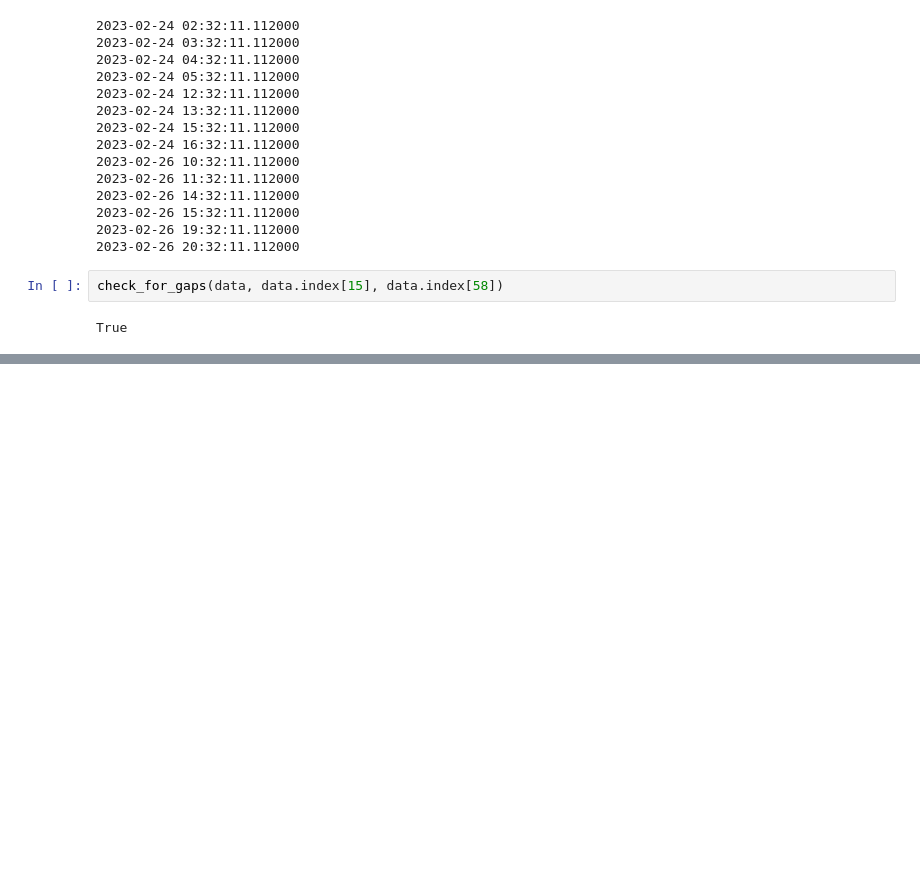
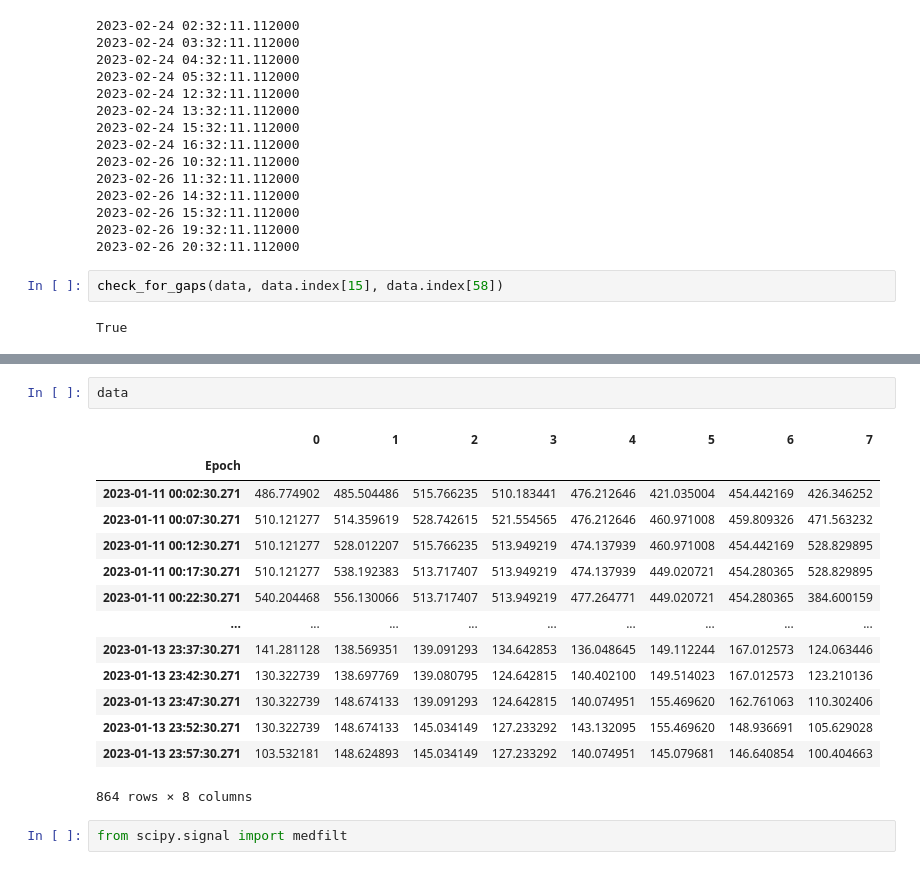
Before and after one commit to ojsant/gradu, a Jupyter notebook: finding_events.ipynb, the cells around one changed output, grey strips where cells are left out. Drawn from its saved outputs; the diff is of its cells as text; blank space fills up the shorter version.

```diff
--- a/finding_events.ipynb
+++ b/finding_events.ipynb
@@ -271,0 +538,19 @@ True
+# %%
+data
+# %% [output]
+|  | 0 | 1 | 2 | 3 | 4 | 5 | 6 | 7 |
+| Epoch |  |  |  |  |  |  |  |  |
+| 2023-01-11 00:02:30.271 | 486.774902 | 485.504486 | 515.766235 | 510.183441 | 476.212646 | 421.035004 | 454.442169 | 426.346252 |
+| 2023-01-11 00:07:30.271 | 510.121277 | 514.359619 | 528.742615 | 521.554565 | 476.212646 | 460.971008 | 459.809326 | 471.563232 |
+| 2023-01-11 00:12:30.271 | 510.121277 | 528.012207 | 515.766235 | 513.949219 | 474.137939 | 460.971008 | 454.442169 | 528.829895 |
+| 2023-01-11 00:17:30.271 | 510.121277 | 538.192383 | 513.717407 | 513.949219 | 474.137939 | 449.020721 | 454.280365 | 528.829895 |
+| 2023-01-11 00:22:30.271 | 540.204468 | 556.130066 | 513.717407 | 513.949219 | 477.264771 | 449.020721 | 454.280365 | 384.600159 |
+| ... | ... | ... | ... | ... | ... | ... | ... | ... |
+| 2023-01-13 23:37:30.271 | 141.281128 | 138.569351 | 139.091293 | 134.642853 | 136.048645 | 149.112244 | 167.012573 | 124.063446 |
+| 2023-01-13 23:42:30.271 | 130.322739 | 138.697769 | 139.080795 | 124.642815 | 140.402100 | 149.514023 | 167.012573 | 123.210136 |
+| 2023-01-13 23:47:30.271 | 130.322739 | 148.674133 | 139.091293 | 124.642815 | 140.074951 | 155.469620 | 162.761063 | 110.302406 |
+| 2023-01-13 23:52:30.271 | 130.322739 | 148.674133 | 145.034149 | 127.233292 | 143.132095 | 155.469620 | 148.936691 | 105.629028 |
+| 2023-01-13 23:57:30.271 | 103.532181 | 148.624893 | 145.034149 | 127.233292 | 140.074951 | 145.079681 | 146.640854 | 100.404663 |
+864 rows × 8 columns
+# %%
+from scipy.signal import medfilt
```
Also changed, not shown: parts of 11 cells of this notebook, 44 other files.
